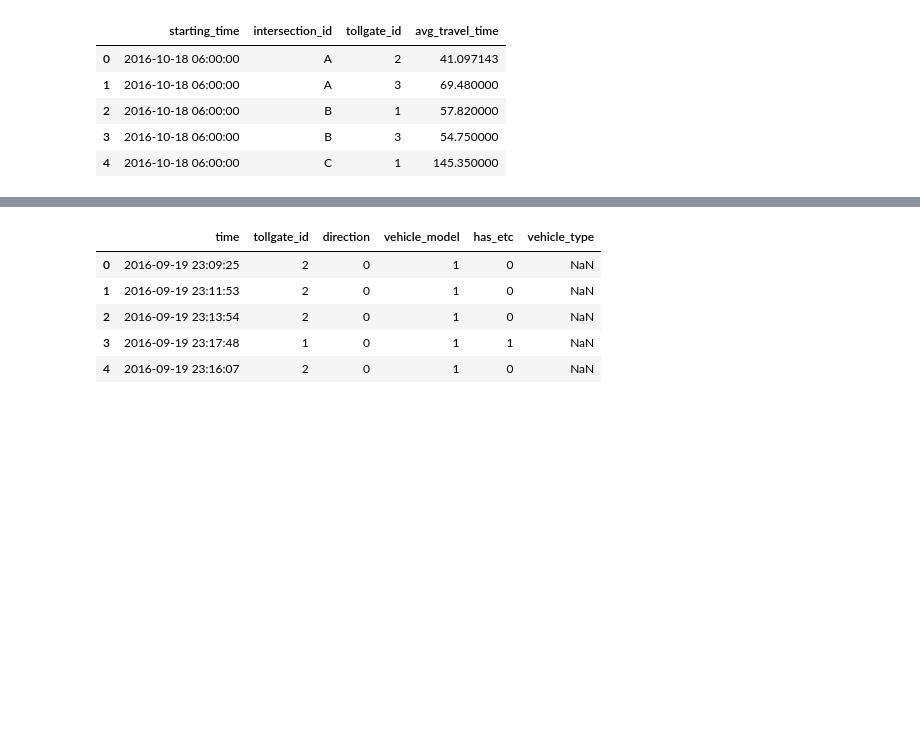
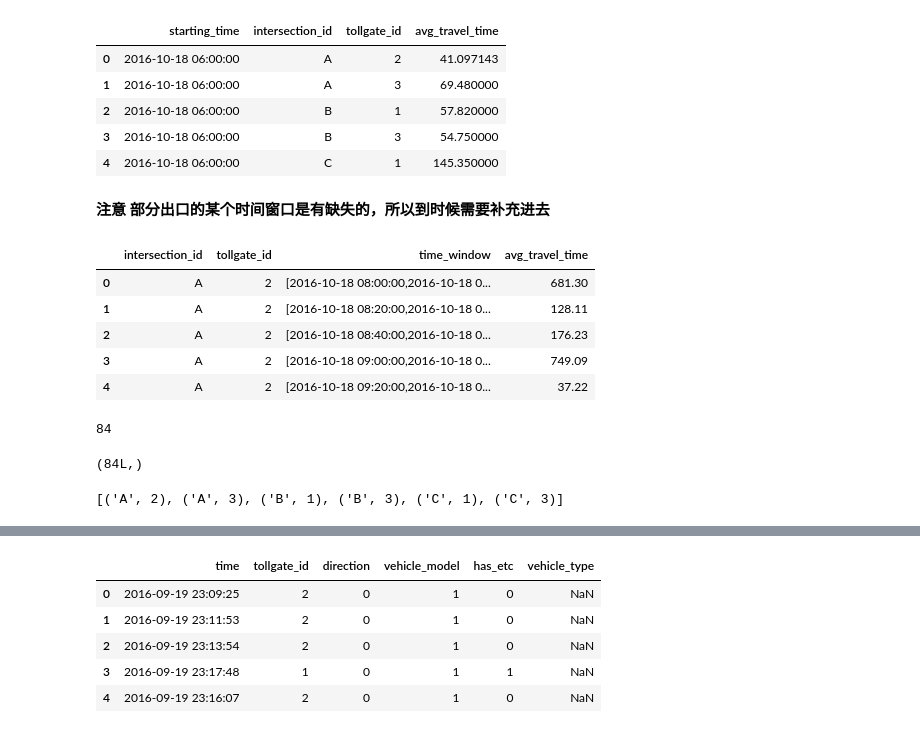
Before and after one commit to davidwang8088/KDD-cup-2017, a Jupyter notebook: code/data_explore/Data_preprocessing.ipynb, the cells around one changed output, grey strips where cells are left out. Cells and saved outputs as stored; diff of their text form; code cells hidden in the pictures; blank space fills up the shorter version.

```diff
--- a/code/data_explore/Data_preprocessing.ipynb
+++ b/code/data_explore/Data_preprocessing.ipynb
@@ -68,3 +68,22 @@ t5_test_2h_ago.head()
 | 2 | 2016-10-18 06:00:00 | B | 1 | 57.820000 |
 | 3 | 2016-10-18 06:00:00 | B | 3 | 54.750000 |
 | 4 | 2016-10-18 06:00:00 | C | 1 | 145.350000 |
+# %% [markdown]
+**注意**
+**部分出口的某个时间窗口是有缺失的，所以到时候需要补充进去**
+# %%
+# 导入标准的提交案例
+t_origin = pd.read_csv('E:\Competetion\KDD-cup-2017\KDD_OFFICIAL_DATA\\\submission_sample_travelTime.csv')
+t_origin.head()
+# %% [output]
+|  | intersection_id | tollgate_id | time_window | avg_travel_time |
+| 0 | A | 2 | [2016-10-18 08:00:00,2016-10-18 0... | 681.30 |
+| 1 | A | 2 | [2016-10-18 08:20:00,2016-10-18 0... | 128.11 |
+| 2 | A | 2 | [2016-10-18 08:40:00,2016-10-18 0... | 176.23 |
+| 3 | A | 2 | [2016-10-18 09:00:00,2016-10-18 0... | 749.09 |
+| 4 | A | 2 | [2016-10-18 09:20:00,2016-10-18 0... | 37.22 |
+# %%
+time_window_all = t_origin[(t_origin['intersection_id']=='A') & (t_origin['tollgate_id']==2)]['time_window']
+len(time_window_all)
+# %% [output]
+84
@@ -70,0 +98,16 @@ t5_test_2h_ago.head()
+# %%
+print time_windows.shape
+# %% [output]
+(84L,)
+# %%
+# 把所有的id组合取出来
+ids = []
+for i in range(t_origin.shape[0]):
+    inter_id = t_origin.loc[i]['intersection_id']
+    toll_id = t_origin.loc[i]['tollgate_id']
+    item = (inter_id, toll_id)
+    if item not in ids:
+        ids.append(item)
+print ids
+# %% [output]
+[('A', 2), ('A', 3), ('B', 1), ('B', 3), ('C', 1), ('C', 3)]
```
Also changed, not shown: parts of 5 cells of this notebook.
